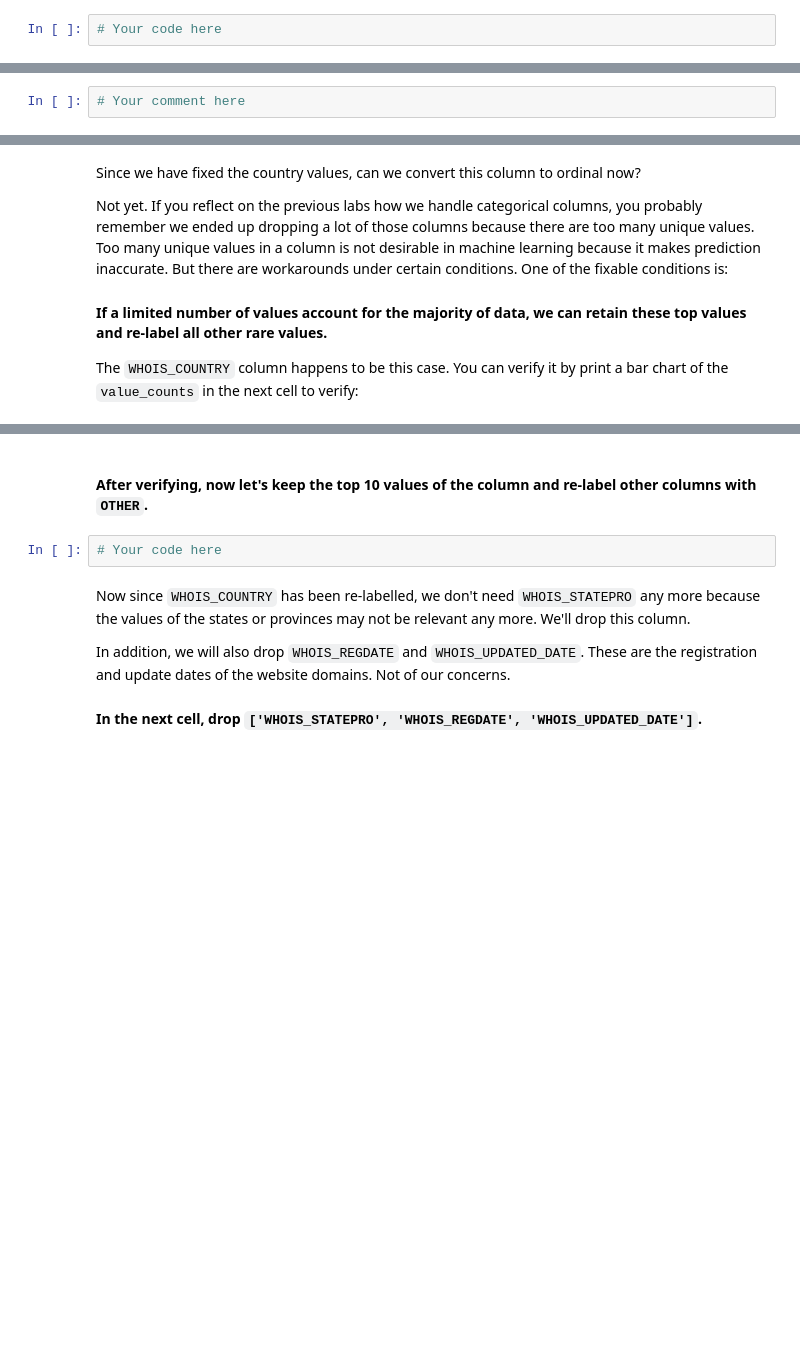
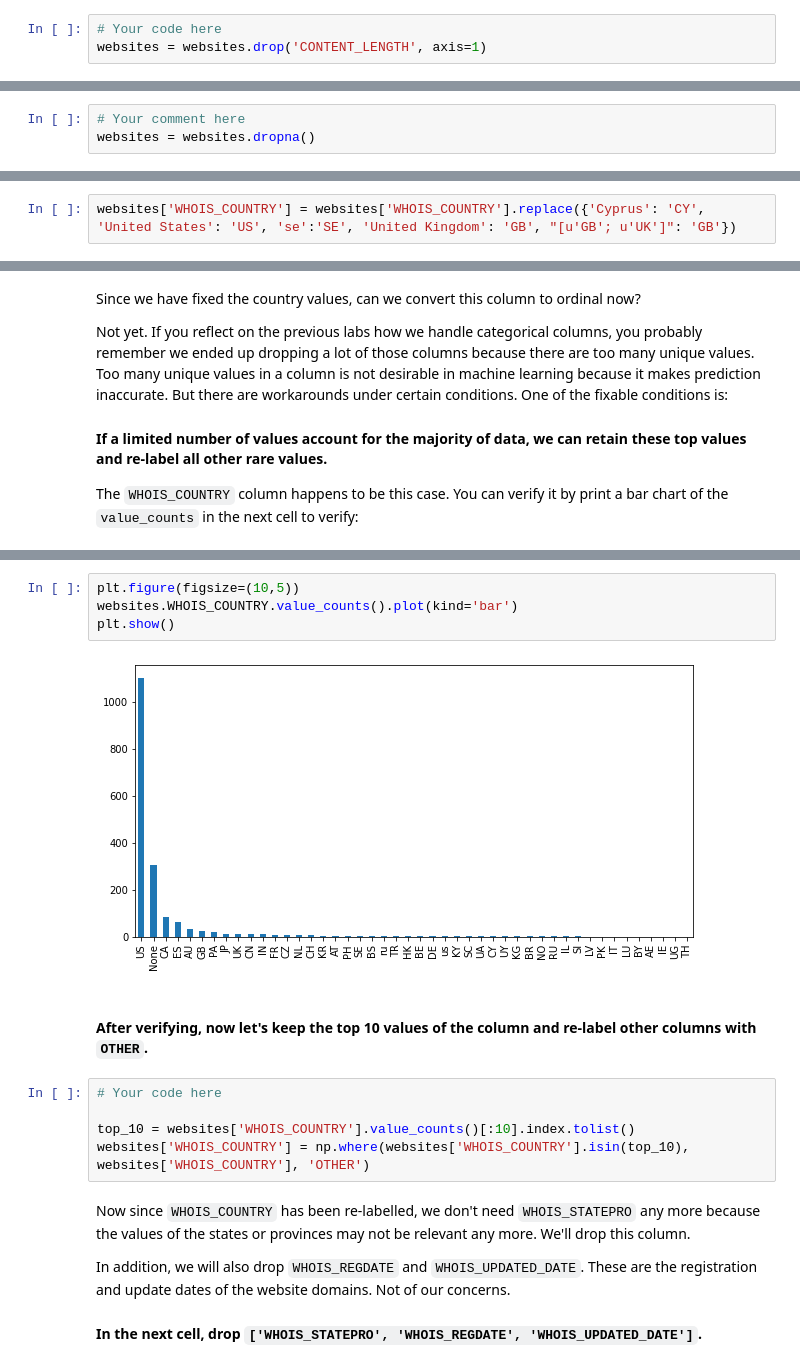
Before and after one commit to Ironhack-data-bcn-january-2023/lab-supervised-learning, a Jupyter notebook: your-code/main.ipynb, the cells around one changed output, grey strips where cells are left out. Drawn from its saved outputs; the diff is of its cells as text; blank space fills up the shorter version.

```diff
--- a/your-code/main.ipynb
+++ b/your-code/main.ipynb
@@ -80,3 +218,4 @@ If you remember in the previous labs, we drop a column if the column contains a
 #### In the cells below, handle the missing values from the dataset. Remember to comment the rationale of your decisions.
 # %%
 # Your code here
+websites = websites.drop('CONTENT_LENGTH', axis=1)
@@ -83,5 +244,6 @@ If you remember in the previous labs, we drop a column if the column contains a
 # %%
 # Your comment here
+websites = websites.dropna()
 # %% [markdown]
 #### Again, examine the number of missing values in each column.
 
@@ -115,0 +307,2 @@ How to handle string columns is always case by case. Let's start by working on `
+# %%
+websites['WHOIS_COUNTRY'] = websites['WHOIS_COUNTRY'].replace({'Cyprus': 'CY', 'United States': 'US', 'se':'SE', 'United Kingdom': 'GB', "[u'GB'; u'UK']": 'GB'})
@@ -126,7 +346,16 @@ The `WHOIS_COUNTRY` column happens to be this case. You can verify it by print a
+# %%
+plt.figure(figsize=(10,5))
+websites.WHOIS_COUNTRY.value_counts().plot(kind='bar')
+plt.show()
+# %% [output]
+[figure, added]
 # %% [markdown]
 #### After verifying, now let's keep the top 10 values of the column and re-label other columns with `OTHER`.
-# %%
-# Your code here
+# %%
+# Your code here
+
+top_10 = websites['WHOIS_COUNTRY'].value_counts()[:10].index.tolist()
+websites['WHOIS_COUNTRY'] = np.where(websites['WHOIS_COUNTRY'].isin(top_10), websites['WHOIS_COUNTRY'], 'OTHER')
 # %% [markdown]
 Now since `WHOIS_COUNTRY` has been re-labelled, we don't need `WHOIS_STATEPRO` any more because the values of the states or provinces may not be relevant any more. We'll drop this column.
 
```
Also changed, not shown: parts of 74 cells of this notebook.
